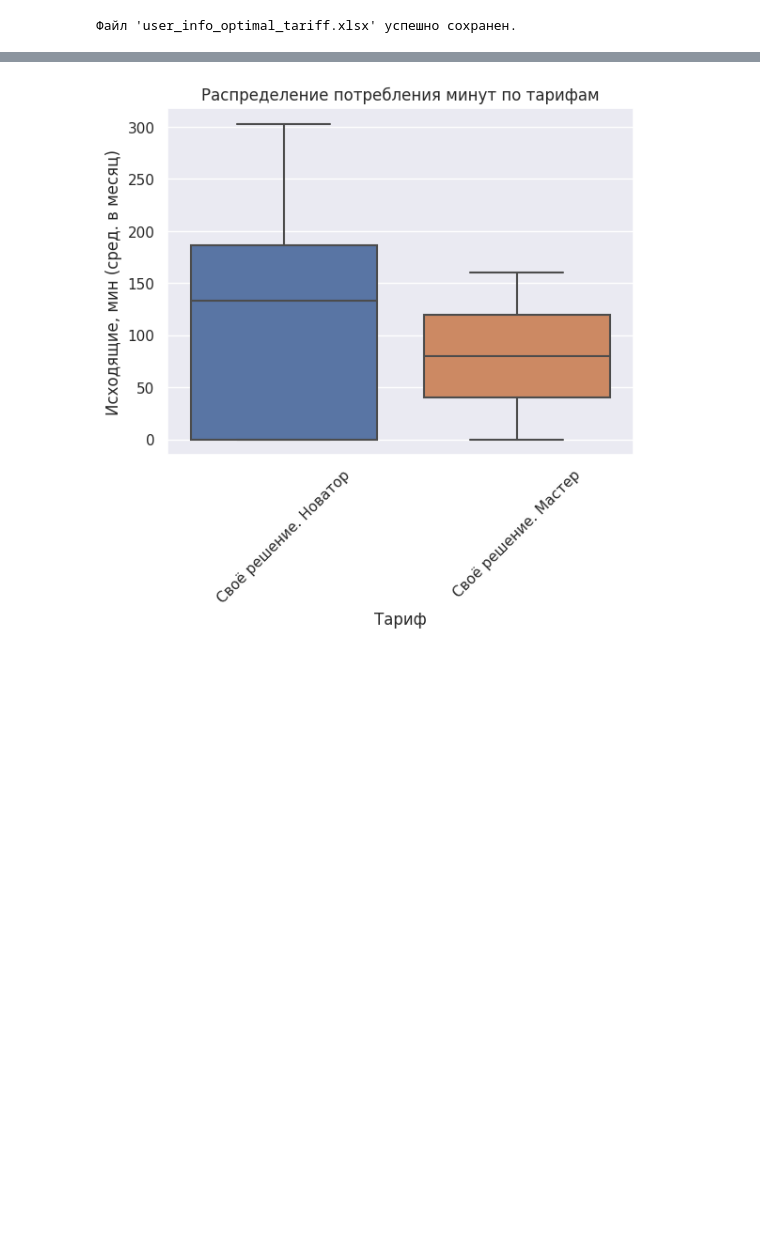
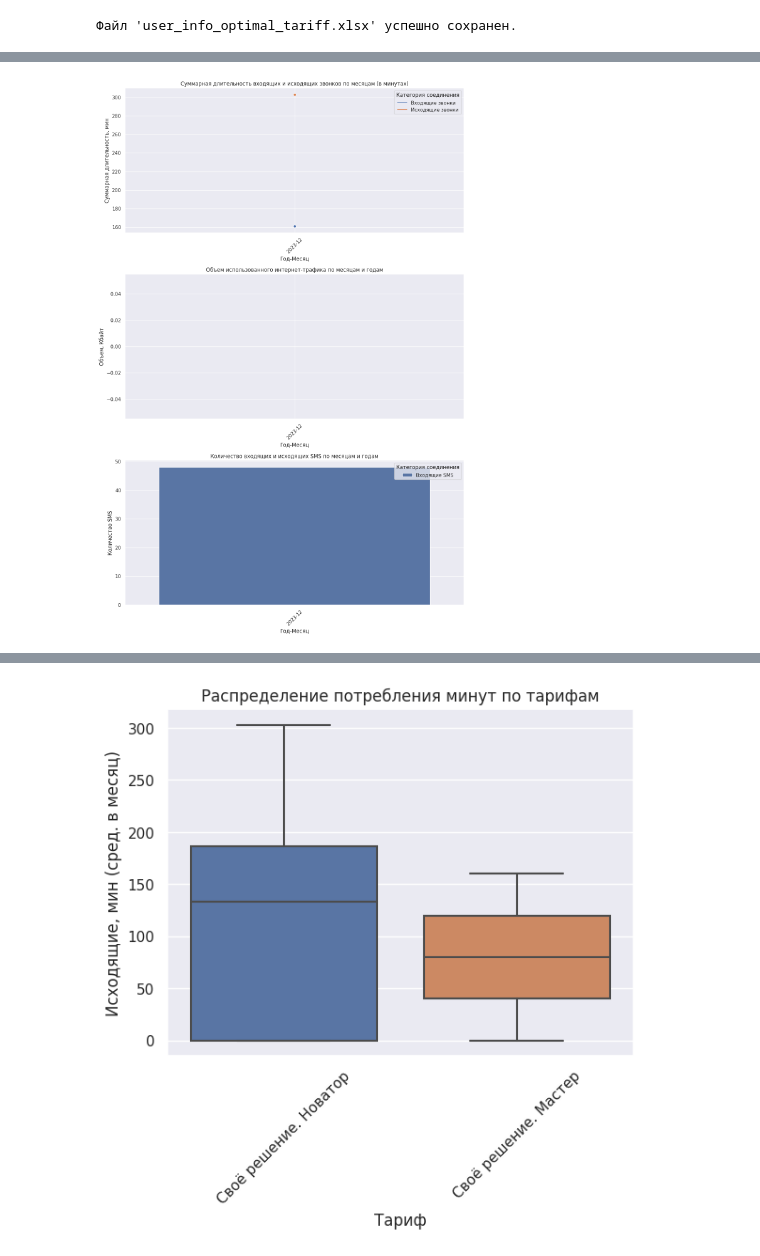
Before and after one commit to 51n1au5k1/A1-CORP, a Jupyter notebook: oprimal_tariff_and_analytics.ipynb, the cells around one changed output, grey strips where cells are left out. Drawn from its saved outputs; the diff is of its cells as text; code cells hidden in the pictures; blank space fills up the shorter version.

```diff
--- a/oprimal_tariff_and_analytics.ipynb
+++ b/oprimal_tariff_and_analytics.ipynb
@@ -375,0 +835,19 @@ print(f"Файл '{excel_filename}' успешно сохранен.")
+# %%
+# Создание уникального идентификатора месяца и года для правильного агрегирования данных
+personal_data['Год-Месяц'] = personal_data['Год звонка'].astype(str) + '-' + personal_data['Месяц звонка'].astype(str).str.zfill(2)
+
+# Преобразование типов данных для длительности звонков и объема трафика
+personal_data['Длительность, сек.'] = personal_data['Длительность, сек.'].astype('float')
+personal_data['Объем, Кбайт'] = personal_data['Объем, Кбайт'].fillna(0)
+
+# Фильтруем данные, чтобы оставить только звонки
+personal_data_calls_data = personal_data[personal_data['Категория соединения'].isin(['Исходящие звонки', 'Входящие звонки'])]
+
+# Создаем новый DataFrame, группируя данные по месяцам и категориям соединений и суммируя длительность
+personal_data_calls_summary = personal_data_calls_data.groupby(['Год-Месяц', 'Категория соединения'])['Длительность, сек.'].sum().reset_index()
+
+# Перевод секунд в минуты
+personal_data_calls_summary['Длительность, мин.'] = (personal_data_calls_summary['Длительность, сек.'] / 60).round(2)
+
+# Удаляем колонку с секундами для чистоты визуализации
+personal_data_calls_summary.drop(columns=['Длительность, сек.'], inplace=True)
@@ -375,0 +860,33 @@ print(f"Файл '{excel_filename}' успешно сохранен.")
+# %%
+# Создание визуализаций
+fig, ax = plt.subplots(3, 1, figsize=(12, 18))
+
+# 1. Длительность входящих и исходящих звонков
+sns.lineplot(data=personal_data_calls_summary, x='Год-Месяц', y='Длительность, мин.', hue='Категория соединения', marker='o', ax=ax[0])
+ax[0].set_title('Суммарная длительность входящих и исходящих звонков по месяцам (в минутах)')
+ax[0].set_ylabel('Суммарная длительность, мин')
+ax[0].set_xlabel('Год-Месяц')
+ax[0].tick_params(axis='x', rotation=45)
+ax[0].legend(title='Категория соединения')
+
+
+# 2. Объем использованного интернет-трафика по месяцам и годам
+sns.lineplot(data=personal_data, x='Год-Месяц', y='Объем, Кбайт', estimator='sum', errorbar=None, ax=ax[1])
+ax[1].set_title('Объем использованного интернет-трафика по месяцам и годам')
+ax[1].set_ylabel('Объем, Кбайт')
+ax[1].set_xlabel('Год-Месяц')
+ax[1].tick_params(axis='x', rotation=45)
+
+# 3. Количество входящих и исходящих SMS
+sms_data = personal_data[personal_data['Тип'] == 'SMS']
+sms_counts = sms_data.groupby(['Год-Месяц', 'Категория соединения']).size().reset_index(name='Количество SMS')
+sns.barplot(x='Год-Месяц', y='Количество SMS', hue='Категория соединения', data=sms_counts, ax=ax[2])
+ax[2].set_title('Количество входящих и исходящих SMS по месяцам и годам')
+ax[2].set_ylabel('Количество SMS')
+ax[2].set_xlabel('Год-Месяц')
+ax[2].tick_params(axis='x', rotation=45)
+
+plt.tight_layout()
+plt.show()
+# %% [output]
+[figure, added]
```
Also changed, not shown: parts of 64 cells of this notebook, 6 other files.
